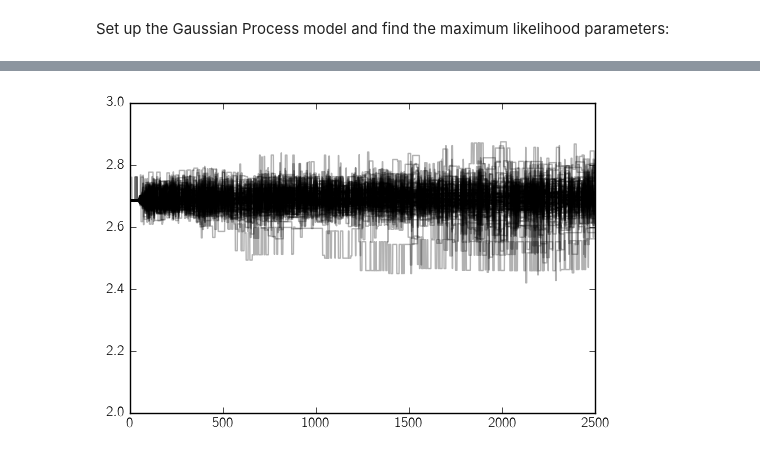
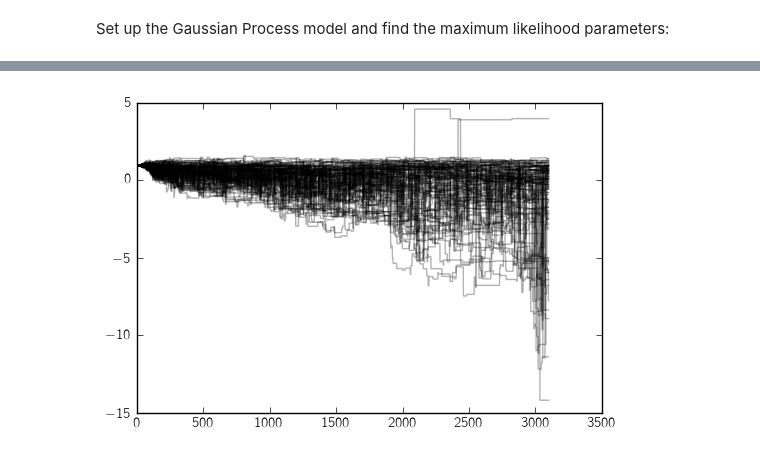
Before and after one commit to dfm/celerite, a Jupyter notebook: python/examples/astero-demo.ipynb, the cells around one changed output, grey strips where cells are left out. Cells and saved outputs as stored; diff of their text form; code cells hidden in the pictures.

```diff
--- a/python/examples/astero-demo.ipynb
+++ b/python/examples/astero-demo.ipynb
@@ -27,8 +27,8 @@ import genrp
 # %% [markdown]
 Now let's download the data for a giant star from
 # %%
-# kicid = 3963557
-kicid = 11615890
+kicid = 3955067
+# kicid = 11615890
 
 client = kplr.API()
 star = client.star(kicid)
@@ -74,7 +74,7 @@ power_all = model.score_frequency_grid(freq[0], freq[1] - freq[0], len(freq)) *
 
 # Select a subset of the data
 np.random.seed(1234)
-n = int(10 * 48)
+n = int(30 * 48)
 n0 = np.random.randint(len(x)-n-1)
 fit_x, fit_y, fit_yerr = x[n0:n0+n], y[n0:n0+n], yerr[n0:n0+n]
 print("Range in subset of data: {0:.1f} days".format(fit_x.max() - fit_x.min()))
@@ -350,12 +308,11 @@ sampler = emcee3.Sampler([
 # %%
 ensemble = emcee3.Ensemble(emcee3.SimpleModel(lnprob), initial_samples)
 # %%
-ensemble = sampler.run(ensemble, 2500, progress=True)
+ensemble = sampler.run(ensemble, 3000, progress=True)
 # %%
-plt.plot(sampler.get_coords()[:, :, 3], color="k", alpha=0.3)
-plt.ylim(2, 3);
+plt.plot(sampler.get_coords()[:, :, 3], color="k", alpha=0.3);
 # %% [output]
-[figure, old version]
+[figure, new version]
 # %%
 sampler.acceptance_fraction
 # %% [output]
```
Also changed, not shown: parts of 10 cells of this notebook.
